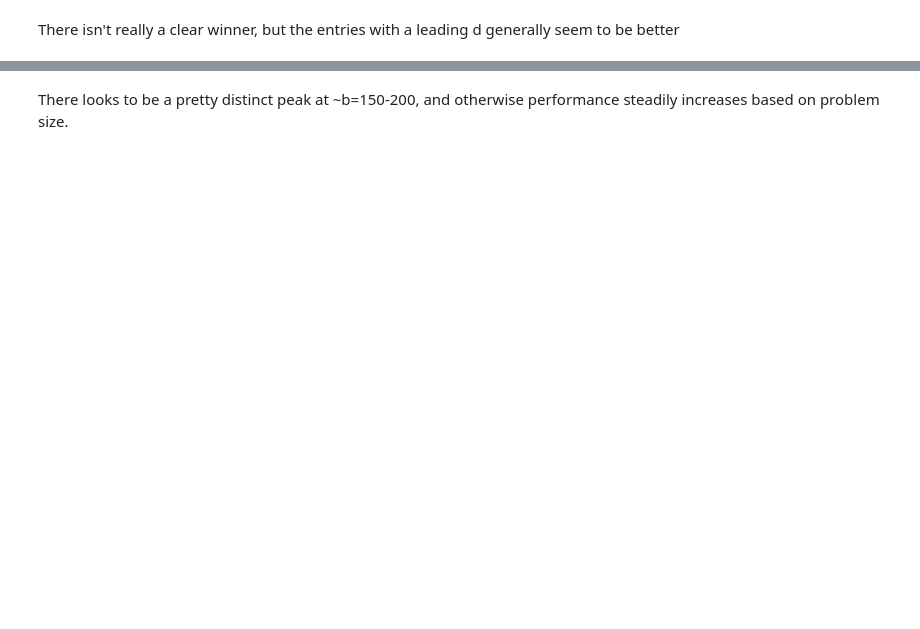
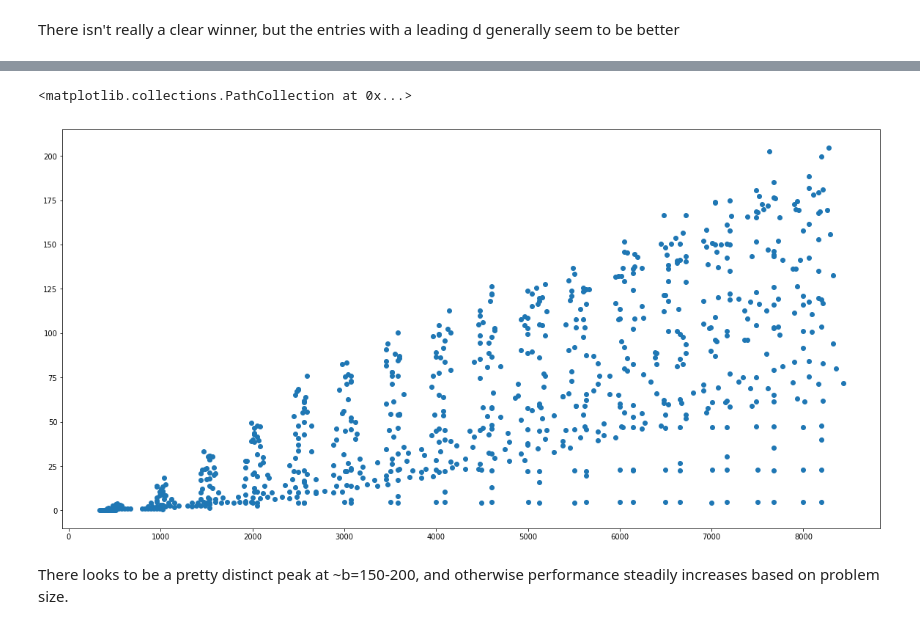
Before and after one commit to lnarmour/parric-ttmm, a Jupyter notebook: results/mkl_interior_plots.ipynb, the cells around one changed output, grey strips where cells are left out. Cells and saved outputs as stored; diff of their text form; code cells hidden in the pictures; blank space fills up the shorter version.

```diff
--- a/results/mkl_interior_plots.ipynb
+++ b/results/mkl_interior_plots.ipynb
@@ -66,2 +110,10 @@ plt.show()
+# %%
+results=file_results[bestf]
+xs=[r.t1*r.N for r in results]
+ys=[r.gflops_s() for r in results]
+plt.scatter(xs, ys)
+# %% [output]
+<matplotlib.collections.PathCollection at 0x...>
+[figure, added]
 # %% [markdown]
 There looks to be a pretty distinct peak at ~b=150-200, and otherwise performance steadily increases based on problem size.
```
Also changed, not shown: parts of 2 cells of this notebook, 1 other file.
